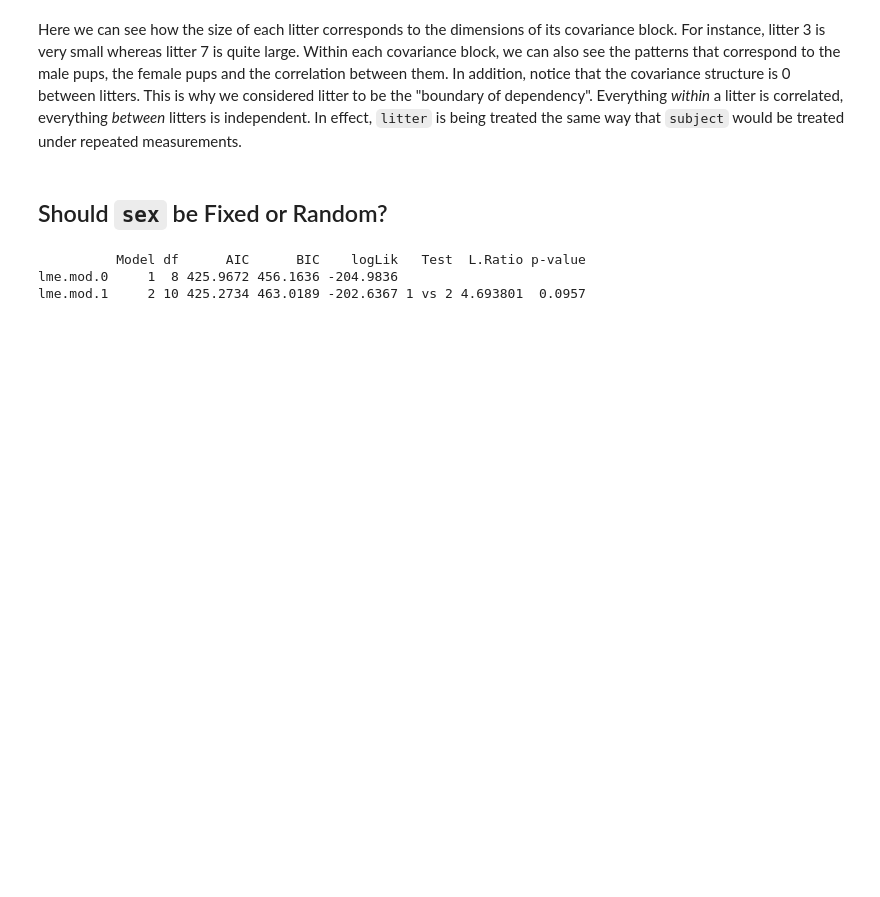
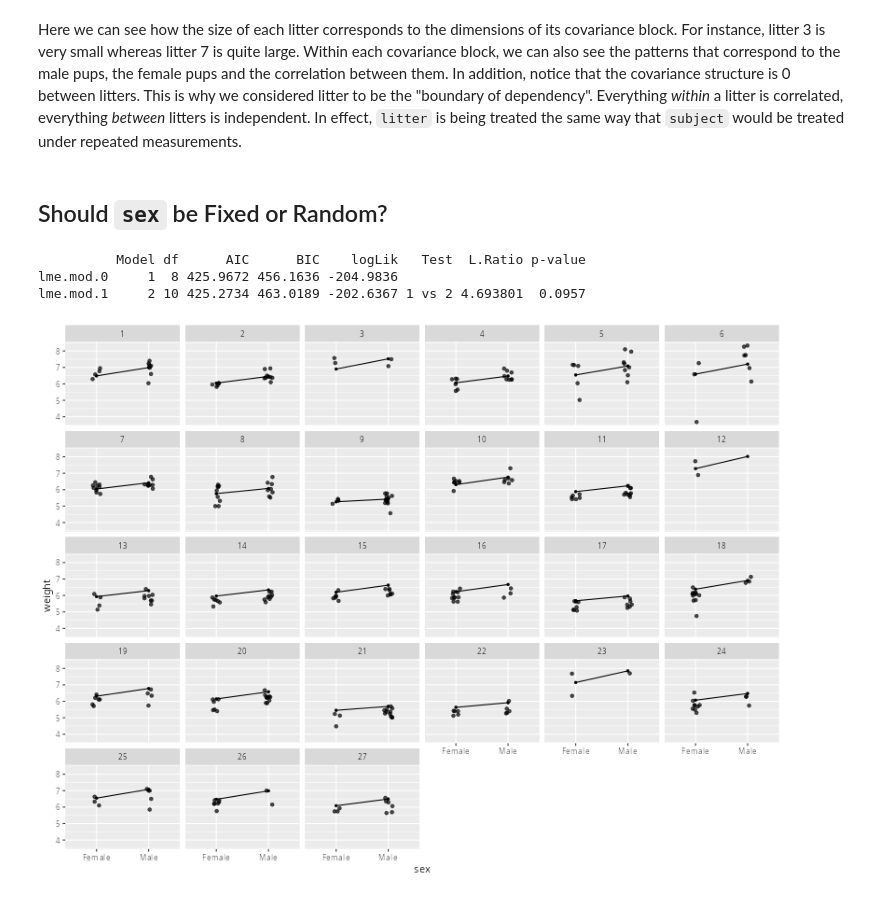
Before and after one commit to PCHN63112-Mixed-Models/mixed-effects-advanced, a Jupyter notebook: 7.example-in-R.ipynb, the cells around one changed output. Cells and saved outputs as stored; diff of their text form; code cells hidden in the pictures; blank space fills up the shorter version.

```diff
--- a/7.example-in-R.ipynb
+++ b/7.example-in-R.ipynb
@@ -233,3 +271,27 @@ anova(lme.mod.0,lme.mod.1)
           Model df      AIC      BIC    logLik   Test  L.Ratio p-value
 lme.mod.0     1  8 425.9672 456.1636 -204.9836
 lme.mod.1     2 10 425.2734 463.0189 -202.6367 1 vs 2 4.693801  0.0957
+# %%
+# all litters in the fitted model
+litters <- unique(ratpup$litter)
+
+# prediction grid: both sexes for every litter
+newdat <- expand.grid(
+  litter = litters,
+  sex    = levels(ratpup$sex)
+)
+
+# add any other predictors at chosen reference values
+# for example, if treatment is in the model:
+newdat$treatment <- levels(ratpup$treatment)[1]
+
+# litter-specific predictions
+newdat$fit <- predict(lme.ratpup, newdata = newdat, level = 1)
+
+ggplot(ratpup, aes(x = sex, y = weight)) +
+  geom_point(position = position_jitter(width = 0.08, height = 0), alpha = 0.7) +
+  geom_line(data = newdat, aes(y = fit, group = litter)) +
+  geom_point(data = newdat, aes(y = fit), size = 1) +
+  facet_wrap(~ litter)
+# %% [output]
+[figure, added]
```
Also changed, not shown: parts of 21 cells of this notebook, 15 other files.
